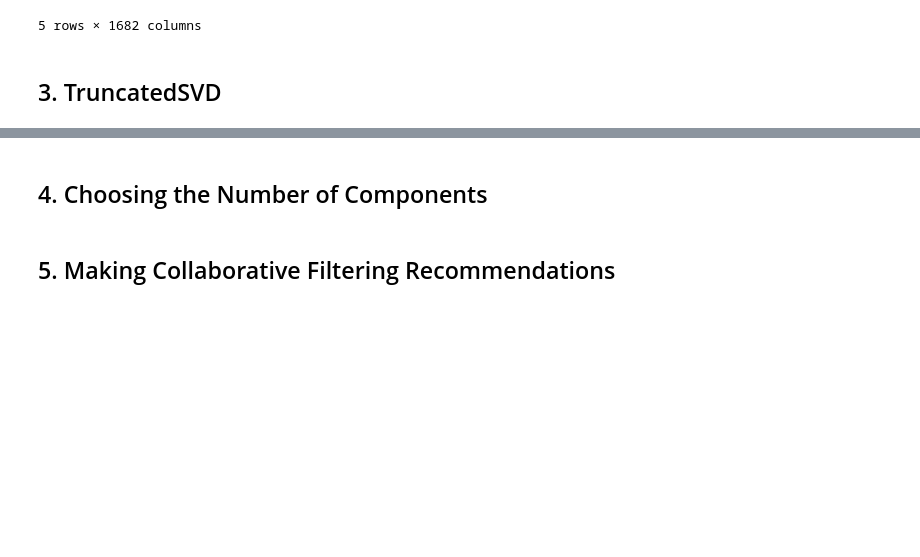
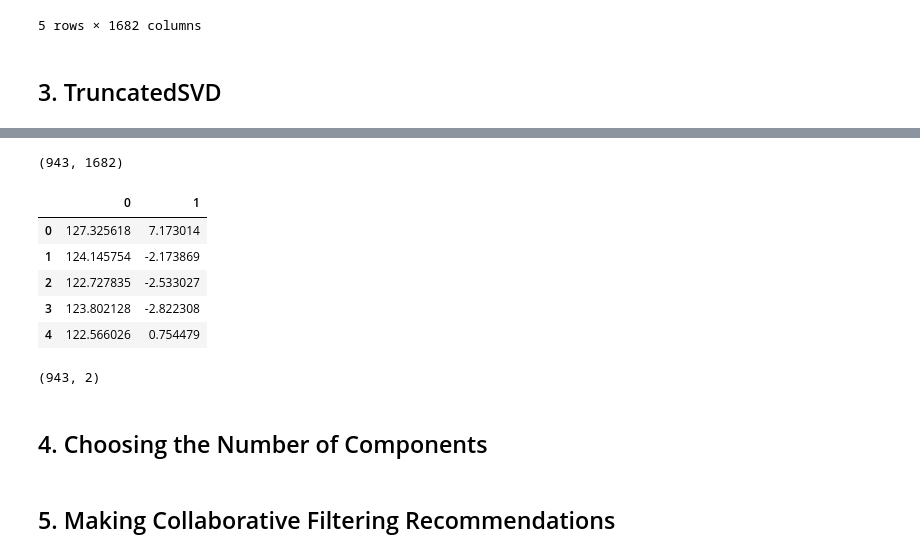
Before and after one commit to Camiloesp/PythonDataScience_UnsupervisedML, a Jupyter notebook: Course Assignment Notebooks/section08_recommenders_assignments.ipynb, the cells around one changed output, grey strips where cells are left out. Cells and saved outputs as stored; diff of their text form; code cells hidden in the pictures; blank space fills up the shorter version.

```diff
--- a/Course Assignment Notebooks/section08_recommenders_assignments.ipynb
+++ b/Course Assignment Notebooks/section08_recommenders_assignments.ipynb
@@ -143,3 +143,7 @@ X.head()
 ## 3. TruncatedSVD
 # %%
 # 1. Apply TruncatedSVD to the user-item matrix from the last assignment
+from sklearn.decomposition import TruncatedSVD
+
+svd = TruncatedSVD(n_components=2)
+svd.fit(X)
@@ -148,5 +164,23 @@ X.head()
+# %%
+X.shape
+# %% [output]
+(943, 1682)
 # %%
 # 3. View the U matrix and the shape of the U matrix
+U = svd.transform(X)
+U_df = pd.DataFrame(U)
+U_df.head()
+# %% [output]
+|  | 0 | 1 |
+| 0 | 127.325618 | 7.173014 |
+| 1 | 124.145754 | -2.173869 |
+| 2 | 122.727835 | -2.533027 |
+| 3 | 123.802128 | -2.822308 |
+| 4 | 122.566026 | 0.754479 |
+# %%
+U.shape
+# %% [output]
+(943, 2)
 # %%
 # 4. View the VT matrix and the shape of the VT matrix
 # %% [markdown]
```
Also changed, not shown: parts of 2 cells of this notebook, 2 other files.
